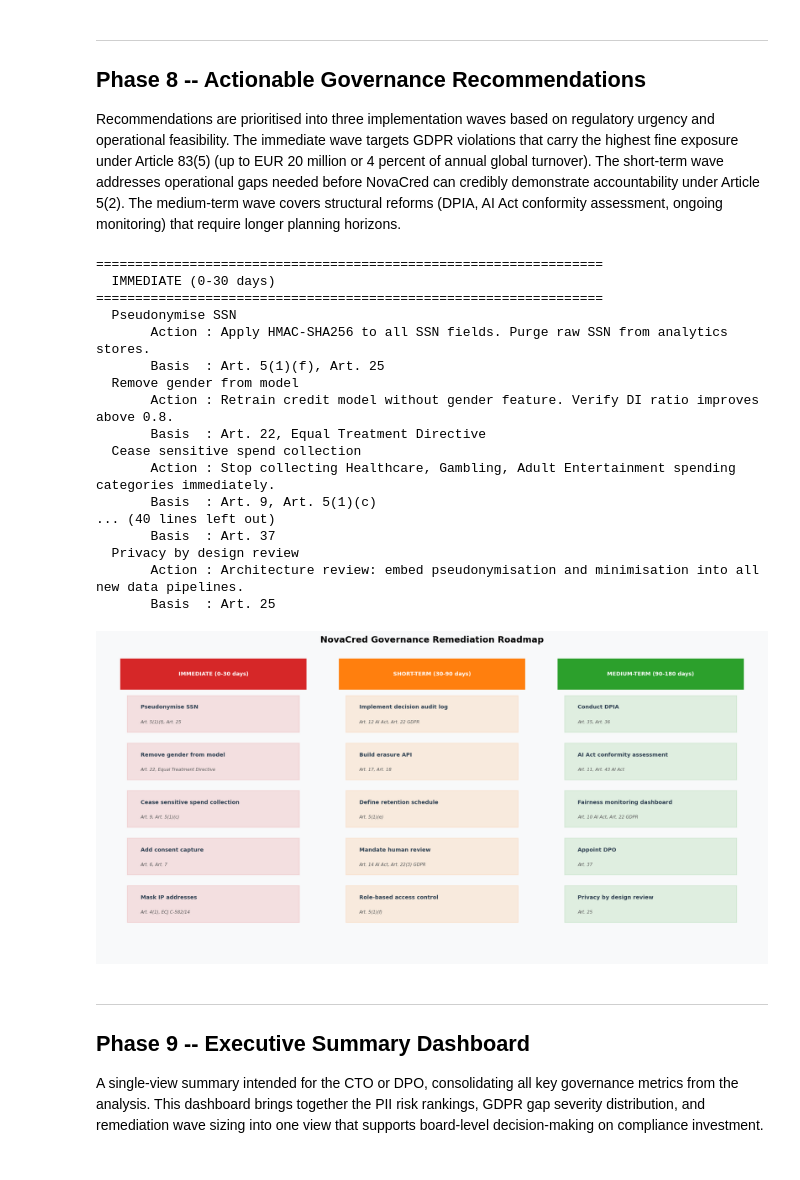
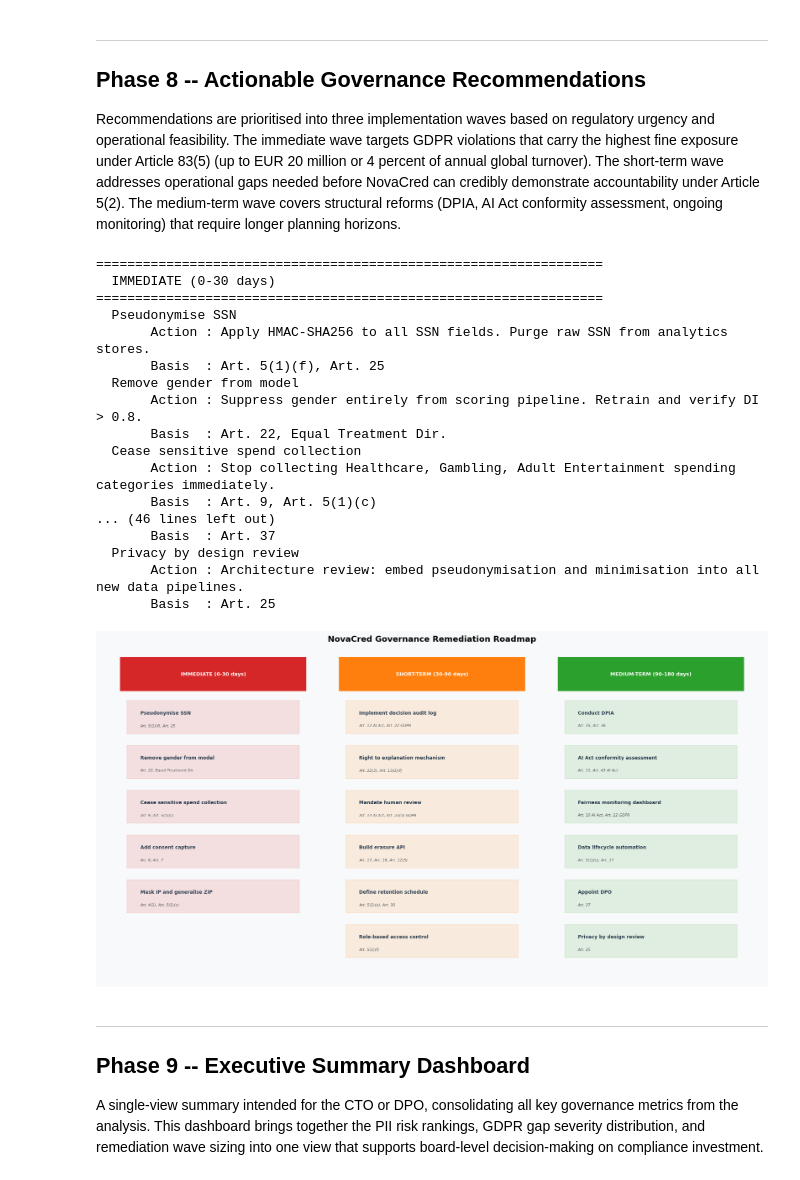
Before and after one commit to leobbaroni/Team13_DEGO_Repo, a Jupyter notebook: notebooks/03-privacy-demo.ipynb, the cells around one changed output. Drawn from its saved outputs; the diff is of its cells as text; code cells hidden in the pictures.

```diff
--- a/notebooks/03-privacy-demo.ipynb
+++ b/notebooks/03-privacy-demo.ipynb
@@ -783,22 +907,24 @@ Recommendations are prioritised into three implementation waves based on regulat
 recommendations = {
     'IMMEDIATE (0-30 days)': [
         ('Pseudonymise SSN',                'Apply HMAC-SHA256 to all SSN fields. Purge raw SSN from analytics stores.',                    'Art. 5(1)(f), Art. 25'),
-        ('Remove gender from model',        'Retrain credit model without gender feature. Verify DI ratio improves above 0.8.',             'Art. 22, Equal Treatment Directive'),
+        ('Remove gender from model',        'Suppress gender entirely from scoring pipeline. Retrain and verify DI > 0.8.',                'Art. 22, Equal Treatment Dir.'),
         ('Cease sensitive spend collection', 'Stop collecting Healthcare, Gambling, Adult Entertainment spending categories immediately.',    'Art. 9, Art. 5(1)(c)'),
         ('Add consent capture',             'Implement consent at application entry. Log lawful basis (Art. 6(1)(b)) per record.',          'Art. 6, Art. 7'),
-        ('Mask IP addresses',               'Zero final octet on ingestion. Full IP in restricted fraud log max 90 days.',                 'Art. 4(1), ECJ C-582/14'),
+        ('Mask IP and generalise ZIP',      'Zero last IP octet; reduce ZIP to 3-digit prefix. Breaks Sweeney re-identification triple.',  'Art. 4(1), Art. 5(1)(c)'),
     ],
     'SHORT-TERM (30-90 days)': [
-        ('Implement decision audit log',    'Log model version, top-5 feature weights, timestamp, and outcome per credit decision.',        'Art. 12 AI Act, Art. 22 GDPR'),
-        ('Build erasure API',               'Endpoint to nullify all PII fields for a given _id on Art. 17 request.',                      'Art. 17, Art. 18'),
-        ('Define retention schedule',       'Set 5-year post-decision retention. Implement auto-deletion job. Back-fill timestamps.',       'Art. 5(1)(e)'),
+        ('Implement decision audit log',    'Log model version, top-5 feature weights, timestamp, outcome per decision. Art. 22 audit.',   'Art. 12 AI Act, Art. 22 GDPR'),
+        ('Right to explanation mechanism',  'Provide applicants with clear explanation of which factors drove their decision outcome.',     'Art. 22(3), Art. 13(2)(f)'),
         ('Mandate human review',            'Require human sign-off on all algorithmic rejections. Log reviewer ID and timestamp.',         'Art. 14 AI Act, Art. 22(3) GDPR'),
+        ('Build erasure API',               'Endpoint to nullify all PII for a given _id. 30-day SLA per Art. 12(3). Map all PII fields.','Art. 17, Art. 18, Art. 12(3)'),
+        ('Define retention schedule',       'Per-field retention (5yr decisions, 90d IPs). Auto-deletion on expiry. Document in Art. 30.', 'Art. 5(1)(e), Art. 30'),
         ('Role-based access control',       'Restrict PII columns to data engineers only. Analytics team sees aggregated data.',            'Art. 5(1)(f)'),
     ],
     'MEDIUM-TERM (90-180 days)': [
         ('Conduct DPIA',                    'Commission a formal Data Protection Impact Assessment per Art. 35.',                           'Art. 35, Art. 36'),
         ('AI Act conformity assessment',    'Engage notified body or conduct internal conformity assessment. Prepare technical docs.',      'Art. 11, Art. 43 AI Act'),
         ('Fairness monitoring dashboard',   'Deploy ongoing DI ratio monitoring. Alert if ratio drops below 0.85.',                        'Art. 10 AI Act, Art. 22 GDPR'),
+        ('Data lifecycle automation',       'Implement scheduled purge jobs, retention audit reports, and erasure request tracking.',       'Art. 5(1)(e), Art. 17'),
         ('Appoint DPO',                     'Assess whether a DPO is mandatory (likely yes for large-scale credit processing).',           'Art. 37'),
         ('Privacy by design review',        'Architecture review: embed pseudonymisation and minimisation into all new data pipelines.',    'Art. 25'),
     ],
@@ -821,46 +947,49 @@ for wave, items in recommendations.items():
        Action : Apply HMAC-SHA256 to all SSN fields. Purge raw SSN from analytics stores.
        Basis  : Art. 5(1)(f), Art. 25
   Remove gender from model
-       Action : Retrain credit model without gender feature. Verify DI ratio improves above 0.8.
-       Basis  : Art. 22, Equal Treatment Directive
+       Action : Suppress gender entirely from scoring pipeline. Retrain and verify DI > 0.8.
+       Basis  : Art. 22, Equal Treatment Dir.
   Cease sensitive spend collection
        Action : Stop collecting Healthcare, Gambling, Adult Entertainment spending categories immediately.
        Basis  : Art. 9, Art. 5(1)(c)
-... (40 lines left out)
+... (46 lines left out)
        Basis  : Art. 37
   Privacy by design review
        Action : Architecture review: embed pseudonymisation and minimisation into all new data pipelines.
        Basis  : Art. 25
 # %%
 # Remediation roadmap visualisation
-fig, ax = plt.subplots(figsize=(14, 7))
+fig, ax = plt.subplots(figsize=(15, 8))
 ax.axis('off')
 fig.patch.set_facecolor('#f8f9fa')
 
 wave_colours = ['#d62728', '#ff7f0e', '#2ca02c']
 x_positions  = [0.03, 0.36, 0.69]
 box_width    = 0.28
 
+max_items = max(len(v) for v in recommendations.values())
+item_height = min(0.135, 0.82 / max_items)
+
 for (wave, items), colour, x in zip(recommendations.items(), wave_colours, x_positions):
     ax.add_patch(plt.Rectangle((x, 0.88), box_width, 0.1,
                  transform=ax.transAxes, color=colour, zorder=2, clip_on=False))
     ax.text(x + box_width / 2, 0.93, wave, transform=ax.transAxes,
             ha='center', va='center', fontsize=8, fontweight='bold', color='white', zorder=3)
     for idx, (title, _, basis) in enumerate(items):
-        y_pos = 0.80 - idx * 0.155
-        ax.add_patch(plt.Rectangle((x + 0.01, y_pos - 0.06), box_width - 0.02, 0.12,
+        y_pos = 0.80 - idx * item_height
+        ax.add_patch(plt.Rectangle((x + 0.01, y_pos - 0.05), box_width - 0.02, 0.10,
                      transform=ax.transAxes, color=colour, alpha=0.12, zorder=1, clip_on=False))
-        ax.text(x + 0.03, y_pos + 0.03, title,
-                transform=ax.transAxes, fontsize=8, fontweight='bold', color='#2c3e50', va='top')
+        ax.text(x + 0.03, y_pos + 0.02, title,
+                transform=ax.transAxes, fontsize=7.5, fontweight='bold', color='#2c3e50', va='top')
         ax.text(x + 0.03, y_pos - 0.02, basis,
-                transform=ax.transAxes, fontsize=6.5, color='#555555', va='top', style='italic')
+                transform=ax.transAxes, fontsize=6, color='#555555', va='top', style='italic')
 
 ax.set_title('NovaCred Governance Remediation Roadmap', fontsize=13, fontweight='bold', pad=15)
 plt.tight_layout()
 plt.savefig('../reports/remediation_roadmap.png', bbox_inches='tight', facecolor='#f8f9fa')
 plt.show()
 # %% [output]
-[figure, old version]
+[figure, new version]
 # %% [markdown]
 ---
 ## Phase 9 -- Executive Summary Dashboard
```
Also changed, not shown: parts of 10 cells of this notebook, 3 other files.
